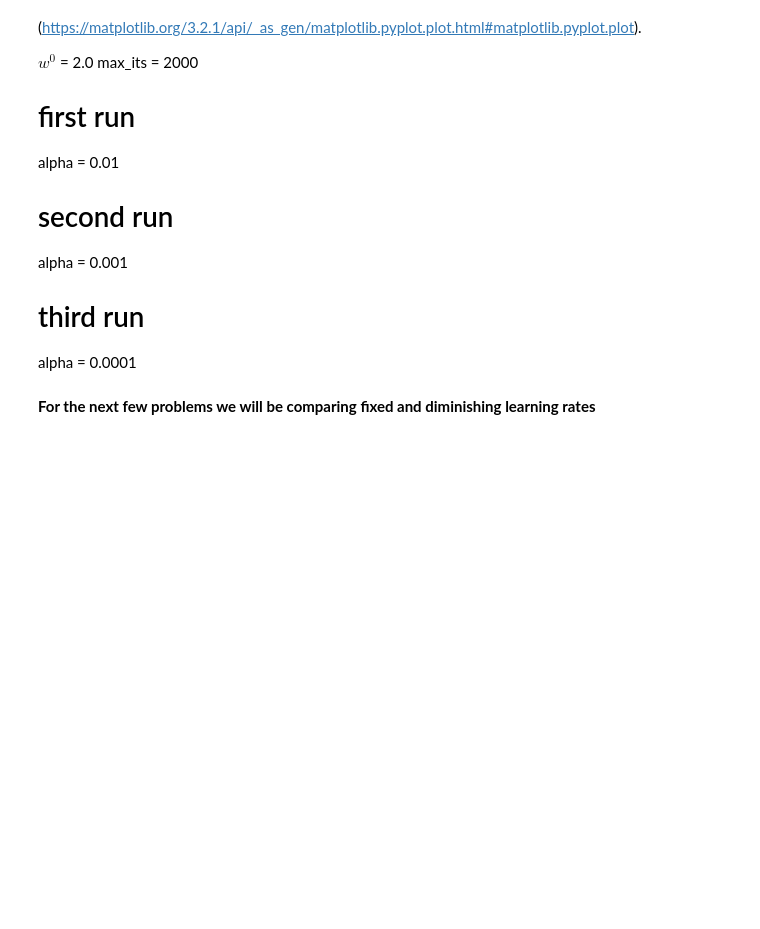
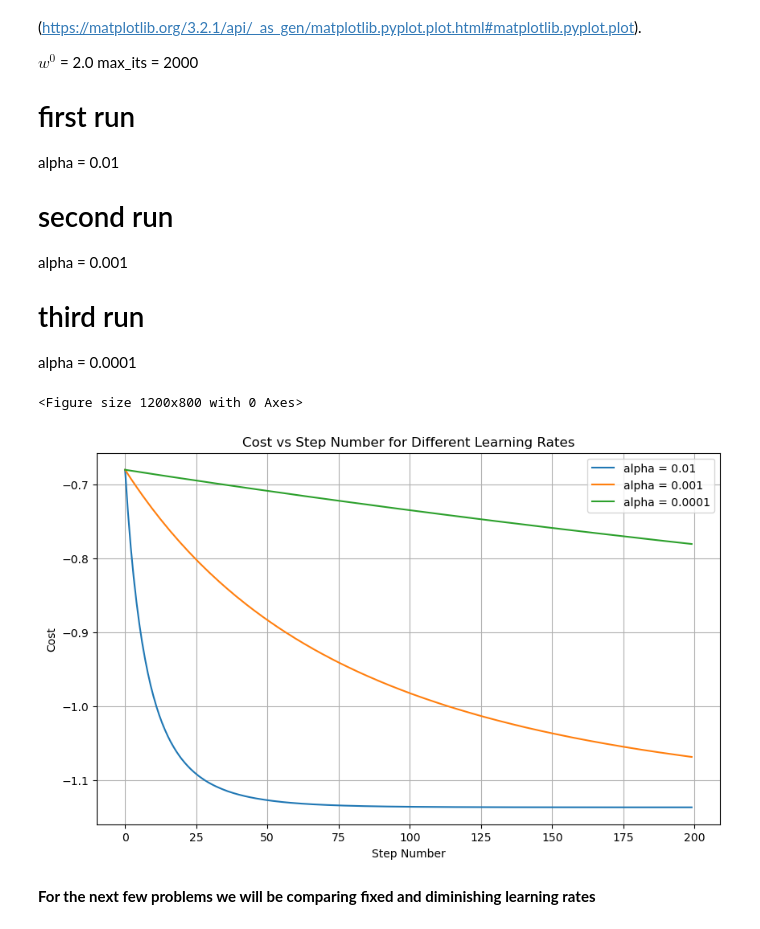
Before and after one commit to deji4things2000/mlpro, a Jupyter notebook: Others/HW1-1.ipynb, the cells around one changed output. Cells and saved outputs as stored; diff of their text form; code cells hidden in the pictures; blank space fills up the shorter version.

Commit message:
machine learning hw1-1

```diff
--- a/Others/HW1-1.ipynb
+++ b/Others/HW1-1.ipynb
@@ -39,3 +57,31 @@ import matplotlib.pyplot as plt
+# %%
+import matplotlib.pyplot as plt
+%matplotlib inline
+
+# Parameters
+w0 = 2.0
+max_its = 2000
+
+# Three different learning rates
+alphas = [0.01, 0.001, 0.0001]
+labels = ['alpha = 0.01', 'alpha = 0.001', 'alpha = 0.0001']
+
+# Run gradient descent and plot
+plt.figure(figsize=(10, 6))
+
+for alpha, label in zip(alphas, labels):
+    cost_history = gradient_descent(alpha, max_its, w0)
+    plt.plot(cost_history[:200], label=label)
+
+plt.xlabel('Step Number')
+plt.ylabel('Cost')
+plt.title('Cost vs Step Number for Different Learning Rates')
+plt.legend()
+plt.grid(True)
+plt.show()
+# %% [output]
+<Figure size 1200x800 with 0 Axes>
+[figure, added]
 # %% [markdown]
 **For the next few problems we will be comparing fixed and diminishing learning rates**
 # %% [markdown]
```
Also changed, not shown: parts of 16 cells of this notebook.
